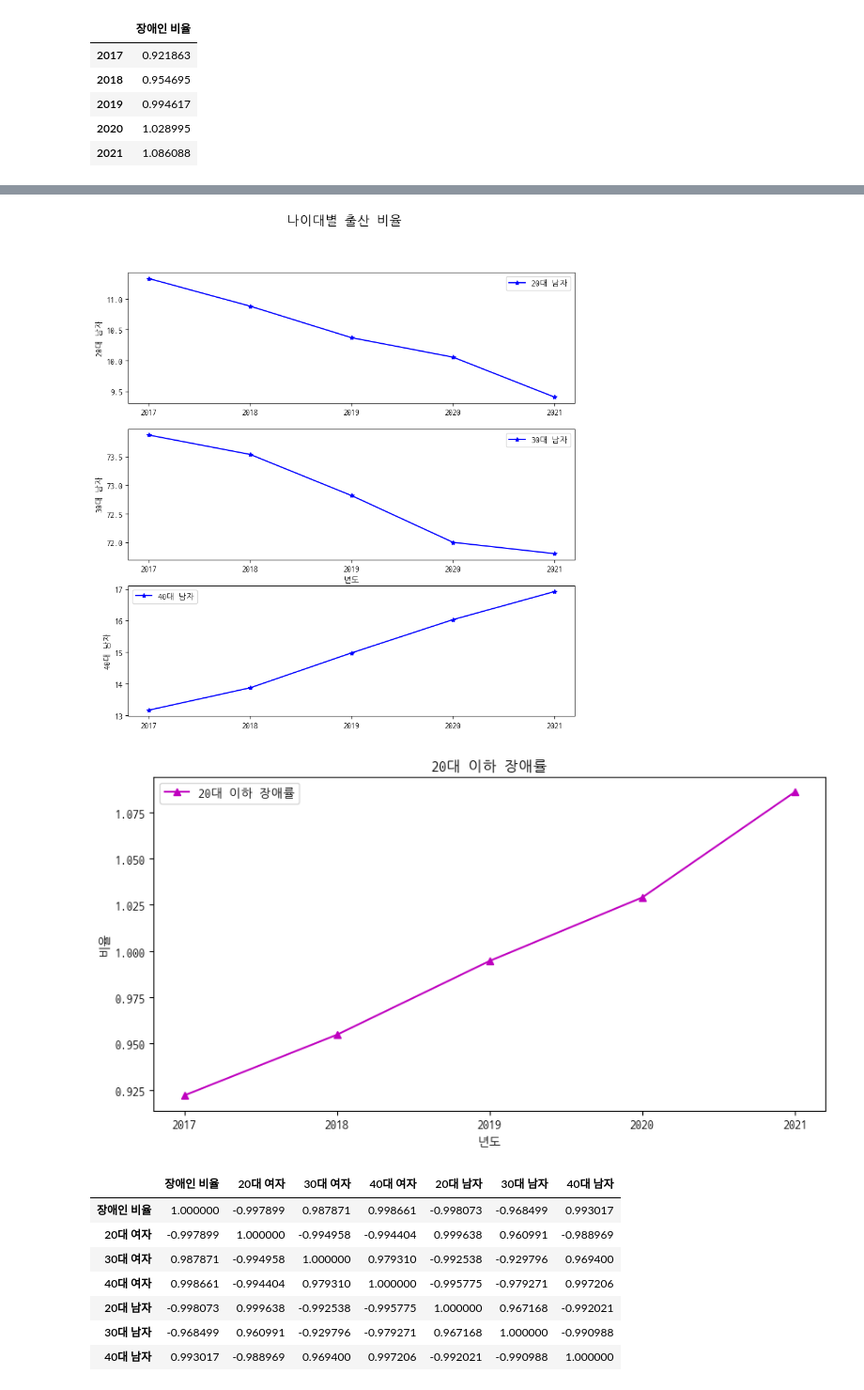
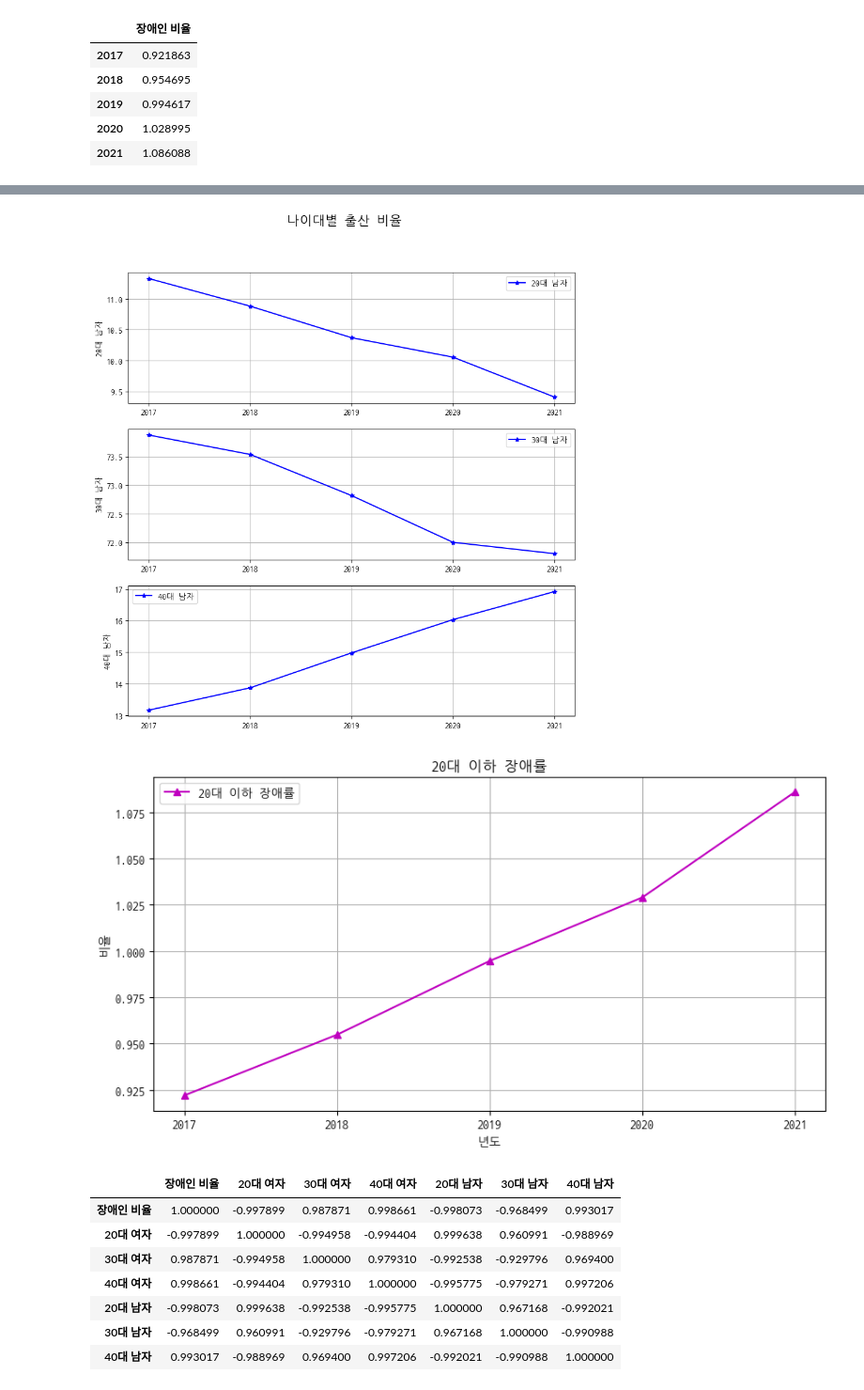
Before and after one commit to PaddingE/github_test, a Jupyter notebook: semi_final.ipynb, the cells around one changed output, grey strips where cells are left out. Shown: that part at 94% size. Cells and saved outputs as stored; diff of their text form; code cells hidden in the pictures.

```diff
--- a/semi_final.ipynb
+++ b/semi_final.ipynb
@@ -171,29 +175,33 @@ plt.show()
 # %%
 fig, ax = plt.subplots(3, 1, figsize=(10, 10))
 
 # 20대 남자 비율 그래프 그리기
 ax[0].plot(ratio_20_male, 'b*-', label='20대 남자')
 
 # 30대 남자 비율 그래프 그리기
 ax[1].plot(ratio_30_male, 'b*-', label='30대 남자')
 
 # 40대 남자 비율 그래프 그리기
 ax[2].plot(ratio_40_male, 'b*-', label='40대 남자')
 
 # 그래프 타이틀과 레이블 설정
 fig.suptitle('나이대별 출산 비율', fontsize=16)
-ax[1].set_xlabel('년도')
+# ax[1].set_xlabel('년도')
 ax[0].set_ylabel('20대 남자')
 ax[1].set_ylabel('30대 남자')
 ax[2].set_ylabel('40대 남자')
 ax[0].legend()
 ax[1].legend()
 ax[2].legend()
 
 # 그래프 출력
+ax[0].grid(True)
+ax[1].grid(True)
+ax[2].grid(True)
+
 plt.show()
 # %% [output]
-[figure, old version]
+[figure, new version]
 # %%
 # 그래프 크기 설정
 plt.figure(figsize=(10, 5))
@@ -208,9 +216,10 @@ plt.ylabel('비율')
 plt.legend()
 
 # 그래프 출력
+plt.grid(True)
 plt.show()
 # %% [output]
-[figure, old version]
+[figure, new version]
 # %%
 # 상관관계 비교
 cor = pd.concat([under_20_df, ratio_20_40_female, ratio_20_40_male], axis= 1).corr()
```
Also changed, not shown: parts of 1 cell of this notebook.
